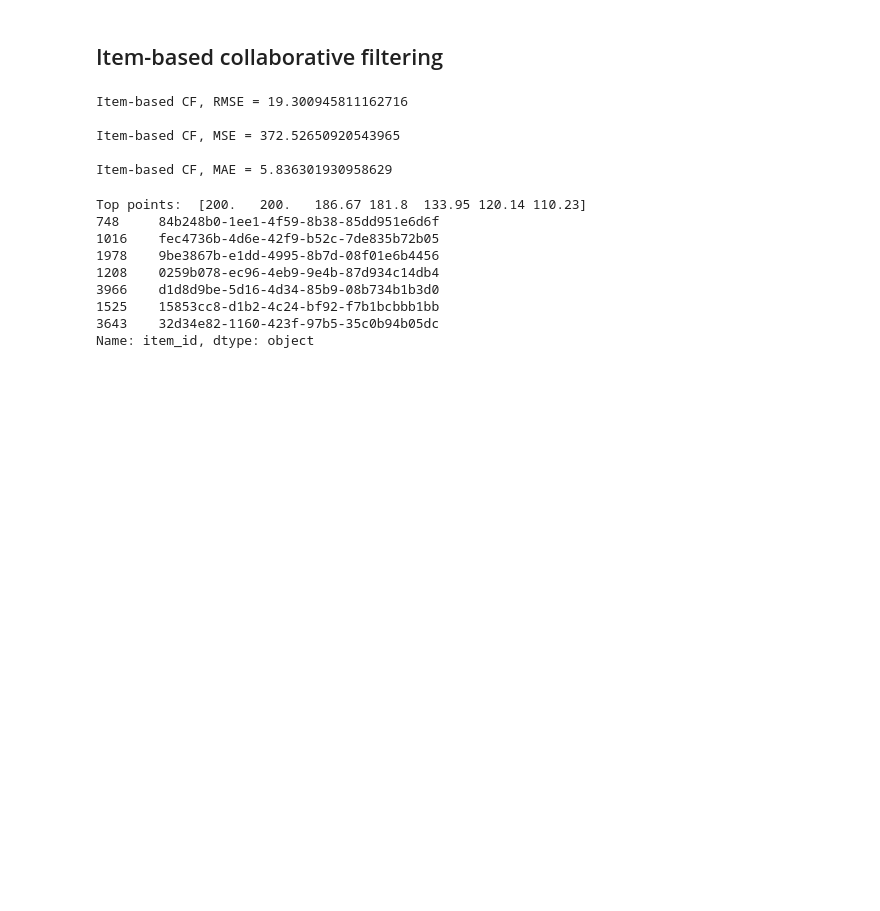
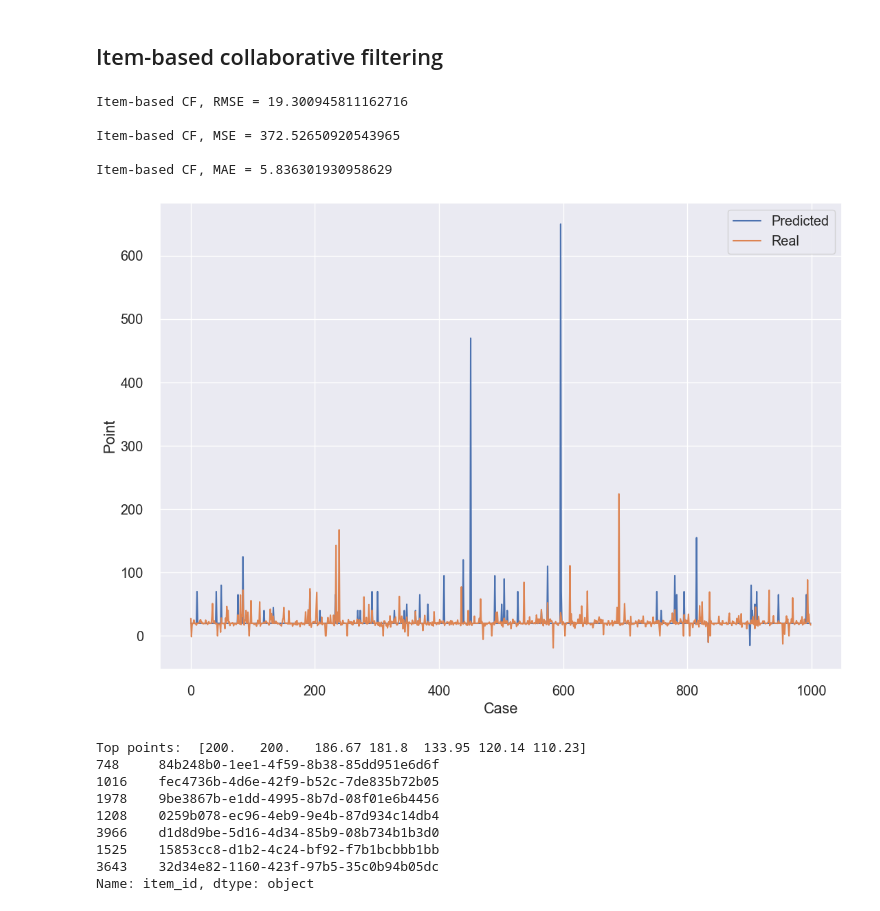
Before and after one commit to hunghuy201280/real-estate-recommendation, a Jupyter notebook: models/code.ipynb, the cells around one changed output. Saved outputs shown, nothing was run; the diff lists cells and outputs as text; code cells hidden in the pictures; blank space fills up the shorter version.

```diff
--- a/models/code.ipynb
+++ b/models/code.ipynb
@@ -881,7 +874,7 @@ item_based_cf=CollaborativeFiltering(points_train_ib,k=3,item_based=True)
 item_based_cf.fit()
 # %%
 
-RMSE,MSE,MAE=eval_cf(item_based_cf,points_test_ib,item_based=True)
+RMSE,MSE,MAE,ib_pred_points,ib_real_points=eval_cf(item_based_cf,points_test_ib,item_based=True)
 print(f"Item-based CF, RMSE = {RMSE}\n")
 print(f"Item-based CF, MSE = {MSE}\n")
 print(f"Item-based CF, MAE = {MAE}\n")
@@ -891,6 +884,10 @@ Item-based CF, RMSE = 19.300945811162716
 Item-based CF, MSE = 372.52650920543965
 
 Item-based CF, MAE = 5.836301930958629
+# %%
+visualize_differences(pred_points=ib_pred_points,real_points=ib_real_points)
+# %% [output]
+[figure, added]
 # %%
 item_based_cf_recommedation_result=get_top_items(item_based_cf,user_id="006842a9-8da3-4e9a-9a23-68535983aee0",item_based=True)
 print(item_based_cf_recommedation_result)
```
Also changed, not shown: parts of 18 cells of this notebook.
